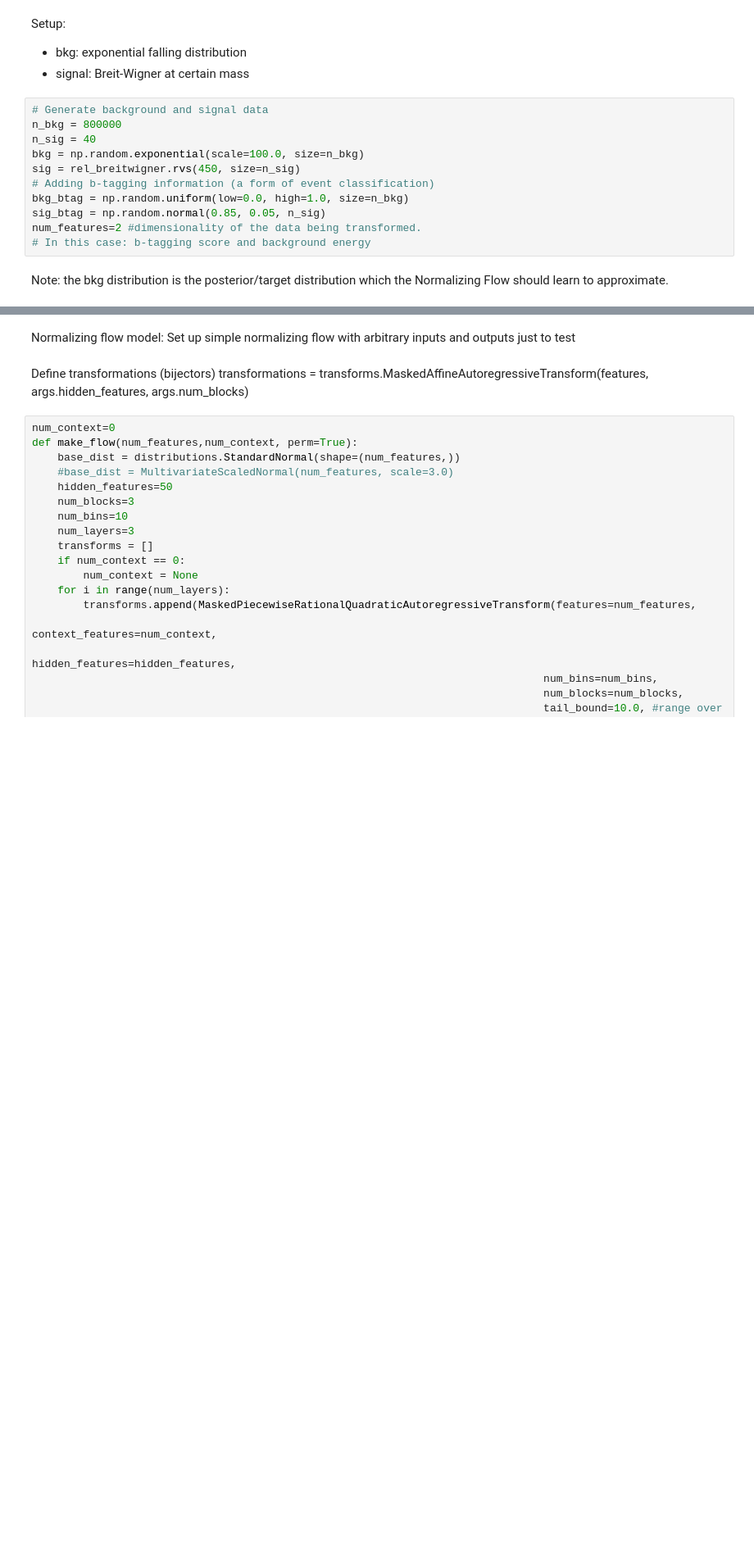
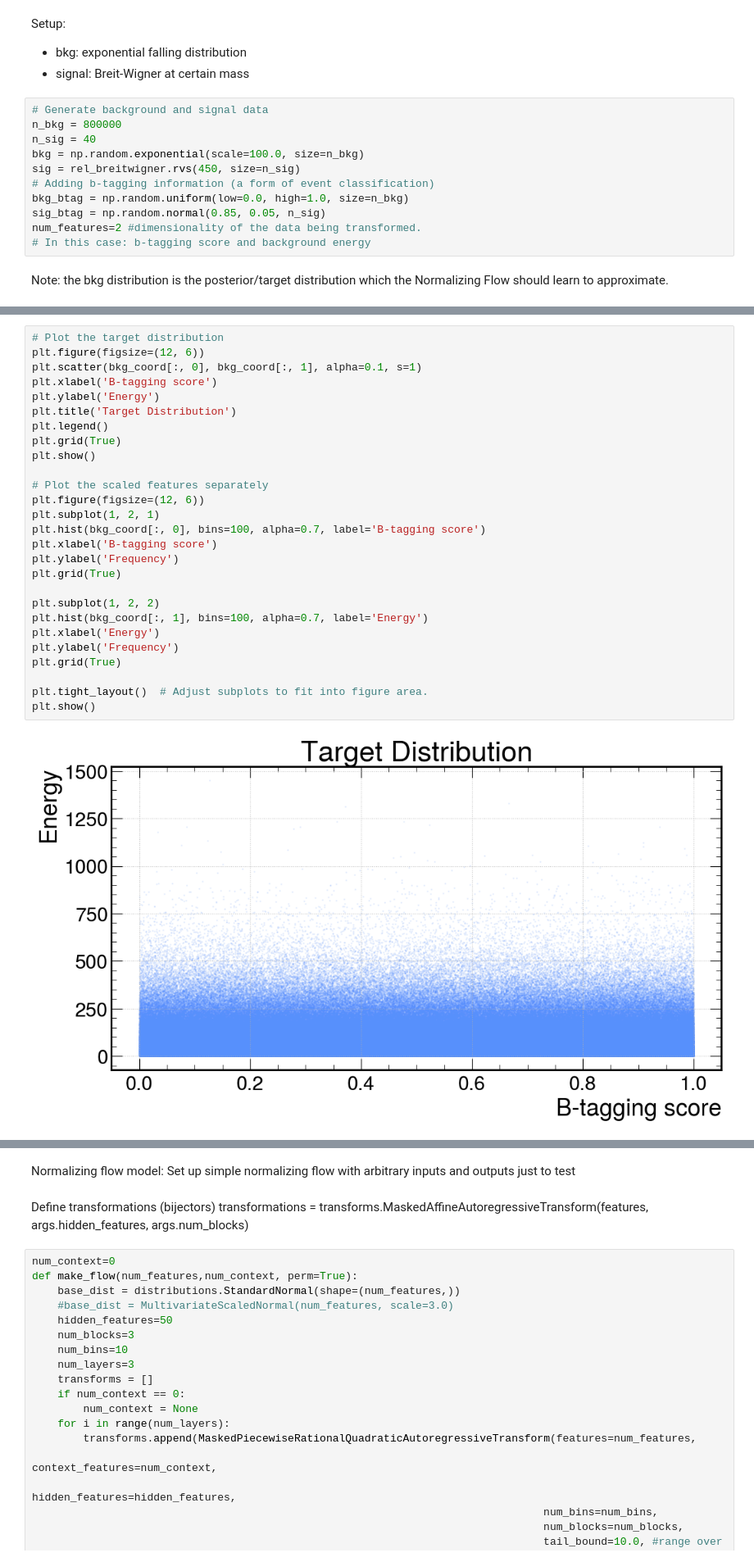
Before and after one commit to gbadarac/MonoJet_NPLM_analysis, a Jupyter notebook: Normalizing_Flows/EstimationNFnflows.ipynb, the cells around one changed output, grey strips where cells are left out. Shown at 82% size. Saved outputs shown, nothing was run; the diff lists cells and outputs as text; blank space fills up the shorter version.

```diff
--- a/Normalizing_Flows/EstimationNFnflows.ipynb
+++ b/Normalizing_Flows/EstimationNFnflows.ipynb
@@ -73,3 +73,32 @@ prior = base_distribution.sample(10000).numpy()  # Sample 10000 points with 2 fe
 # Shift the prior distribution to ensure all values are positive
 shift_prior = -prior[:, 1].min() + 1e-6  # Add a small constant to avoid zero values
 prior[:, 1] += shift_prior  # Apply the shift to the energy feature
+# %%
+# Plot the target distribution
+plt.figure(figsize=(12, 6))
+plt.scatter(bkg_coord[:, 0], bkg_coord[:, 1], alpha=0.1, s=1)
+plt.xlabel('B-tagging score')
+plt.ylabel('Energy')
+plt.title('Target Distribution')
+plt.legend()
+plt.grid(True)
+plt.show()
+
+# Plot the scaled features separately
+plt.figure(figsize=(12, 6))
+plt.subplot(1, 2, 1)
+plt.hist(bkg_coord[:, 0], bins=100, alpha=0.7, label='B-tagging score')
+plt.xlabel('B-tagging score')
+plt.ylabel('Frequency')
+plt.grid(True)
+
+plt.subplot(1, 2, 2)
+plt.hist(bkg_coord[:, 1], bins=100, alpha=0.7, label='Energy')
+plt.xlabel('Energy')
+plt.ylabel('Frequency')
+plt.grid(True)
+
+plt.tight_layout()  # Adjust subplots to fit into figure area.
+plt.show()
+# %% [output]
+[figure, added]
```
Also changed, not shown: parts of 4 cells of this notebook, 57 other files.
